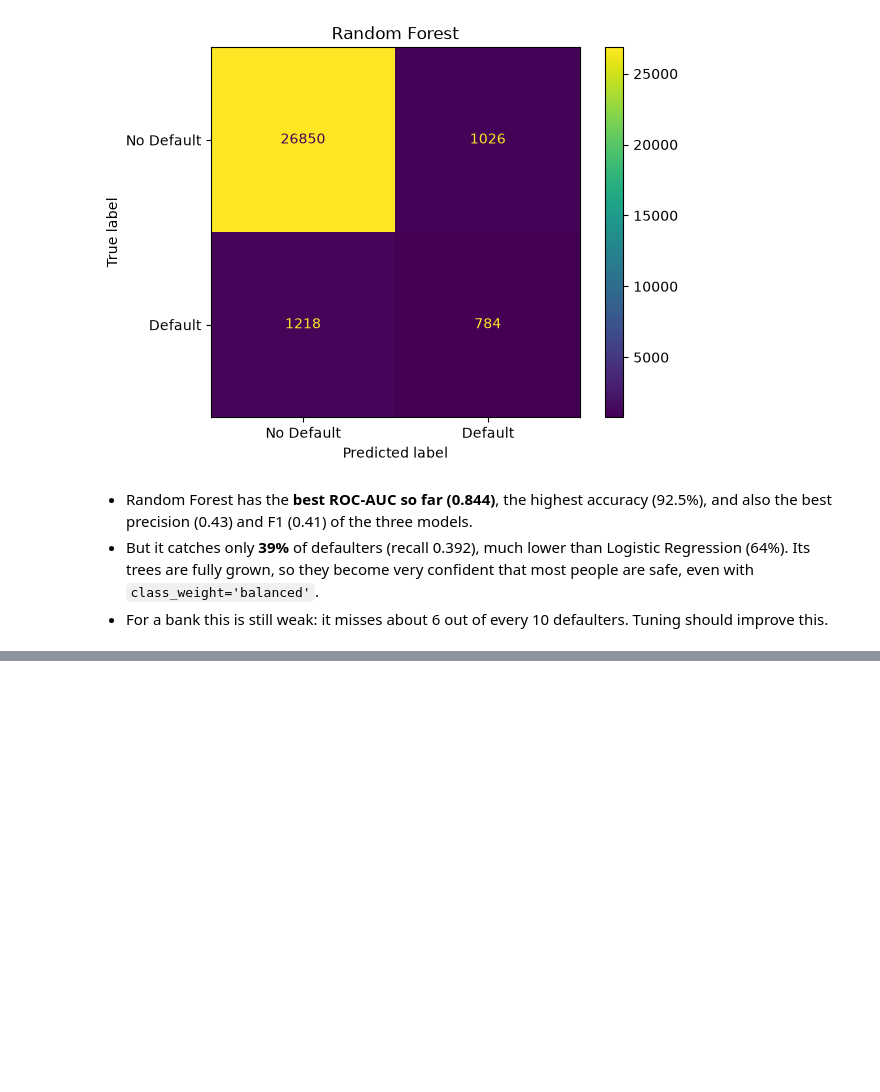
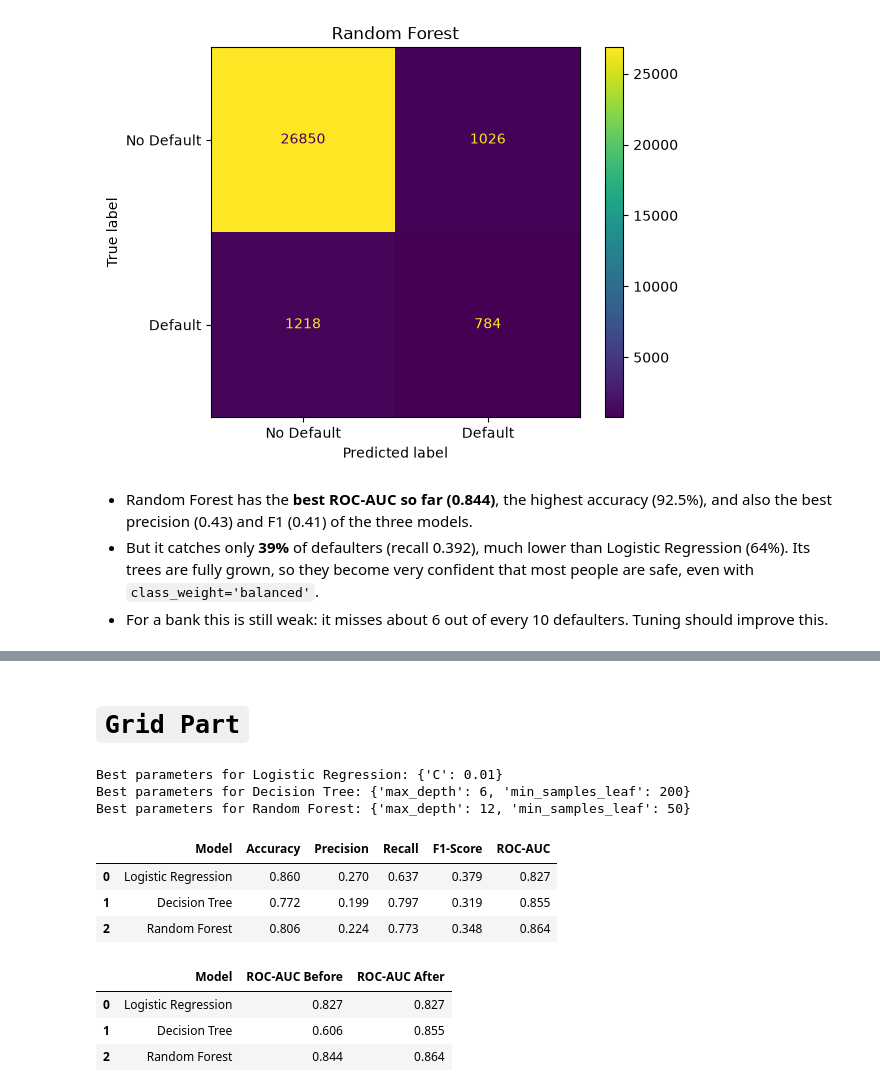
Before and after one commit to mrpaul-10/CodeAlpha_CreditScoringModel, a Jupyter notebook: notebook/Credit_Scoring_Notebook.ipynb, the cells around one changed output, grey strips where cells are left out. Drawn from its saved outputs; the diff is of its cells as text; code cells hidden in the pictures; blank space fills up the shorter version.

```diff
--- a/notebook/Credit_Scoring_Notebook.ipynb
+++ b/notebook/Credit_Scoring_Notebook.ipynb
@@ -633,0 +658,2 @@ plt.show()
+# %% [markdown]
+# `Grid Part`
@@ -633,0 +671,16 @@ plt.show()
+# %%
+grid_search_lr = GridSearchCV(lr, param_grid_lr, cv=3, scoring='roc_auc')
+grid_search_lr.fit(X_train_scaled, y_train)
+print("Best parameters for Logistic Regression:", grid_search_lr.best_params_)
+
+grid_search_dt = GridSearchCV(dtree, param_grid_dt, cv=3, scoring='roc_auc')
+grid_search_dt.fit(X_train, y_train)
+print("Best parameters for Decision Tree:", grid_search_dt.best_params_)
+
+grid_search_rf = GridSearchCV(rf, param_grid_rf, cv=3, scoring='roc_auc')
+grid_search_rf.fit(X_train, y_train)
+print("Best parameters for Random Forest:", grid_search_rf.best_params_)
+# %% [output]
+Best parameters for Logistic Regression: {'C': 0.01}
+Best parameters for Decision Tree: {'max_depth': 6, 'min_samples_leaf': 200}
+Best parameters for Random Forest: {'max_depth': 12, 'min_samples_leaf': 50}
@@ -633,0 +701,29 @@ plt.show()
+# %%
+tuned_results = pd.DataFrame({
+    'Model': ['Logistic Regression', 'Decision Tree', 'Random Forest'],
+    'Accuracy': [accuracy_score(y_test, y_pred_lr_tuned), accuracy_score(y_test, y_pred_dt_tuned), accuracy_score(y_test, y_pred_rf_tuned)],
+    'Precision': [precision_score(y_test, y_pred_lr_tuned), precision_score(y_test, y_pred_dt_tuned), precision_score(y_test, y_pred_rf_tuned)],
+    'Recall': [recall_score(y_test, y_pred_lr_tuned), recall_score(y_test, y_pred_dt_tuned), recall_score(y_test, y_pred_rf_tuned)],
+    'F1-Score': [f1_score(y_test, y_pred_lr_tuned), f1_score(y_test, y_pred_dt_tuned), f1_score(y_test, y_pred_rf_tuned)],
+    'ROC-AUC': [roc_auc_score(y_test, y_prob_lr_tuned), roc_auc_score(y_test, y_prob_dt_tuned), roc_auc_score(y_test, y_prob_rf_tuned)]
+})
+
+display(tuned_results.round(3))
+# %% [output]
+|  | Model | Accuracy | Precision | Recall | F1-Score | ROC-AUC |
+| 0 | Logistic Regression | 0.860 | 0.270 | 0.637 | 0.379 | 0.827 |
+| 1 | Decision Tree | 0.772 | 0.199 | 0.797 | 0.319 | 0.855 |
+| 2 | Random Forest | 0.806 | 0.224 | 0.773 | 0.348 | 0.864 |
+# %%
+# Before vs after tuning (ROC-AUC)
+compare_auc = pd.DataFrame({
+    'Model': ['Logistic Regression', 'Decision Tree', 'Random Forest'],
+    'ROC-AUC Before': [roc_auc_lr, roc_auc_dt, roc_auc_rf],
+    'ROC-AUC After': tuned_results['ROC-AUC'].values
+})
+display(compare_auc.round(3))
+# %% [output]
+|  | Model | ROC-AUC Before | ROC-AUC After |
+| 0 | Logistic Regression | 0.827 | 0.827 |
+| 1 | Decision Tree | 0.606 | 0.855 |
+| 2 | Random Forest | 0.844 | 0.864 |
```
Also changed, not shown: parts of 14 cells of this notebook.
